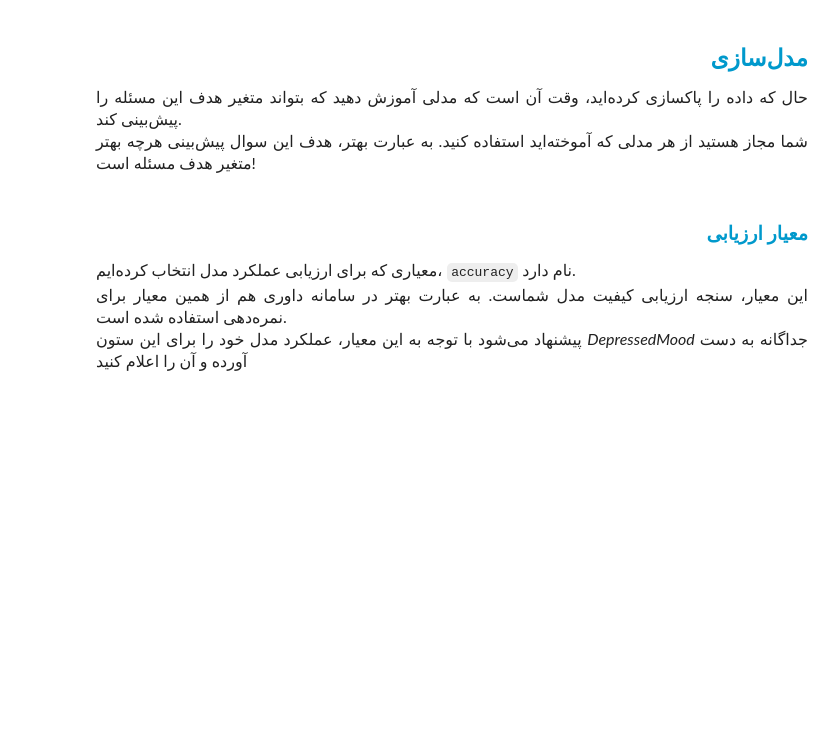
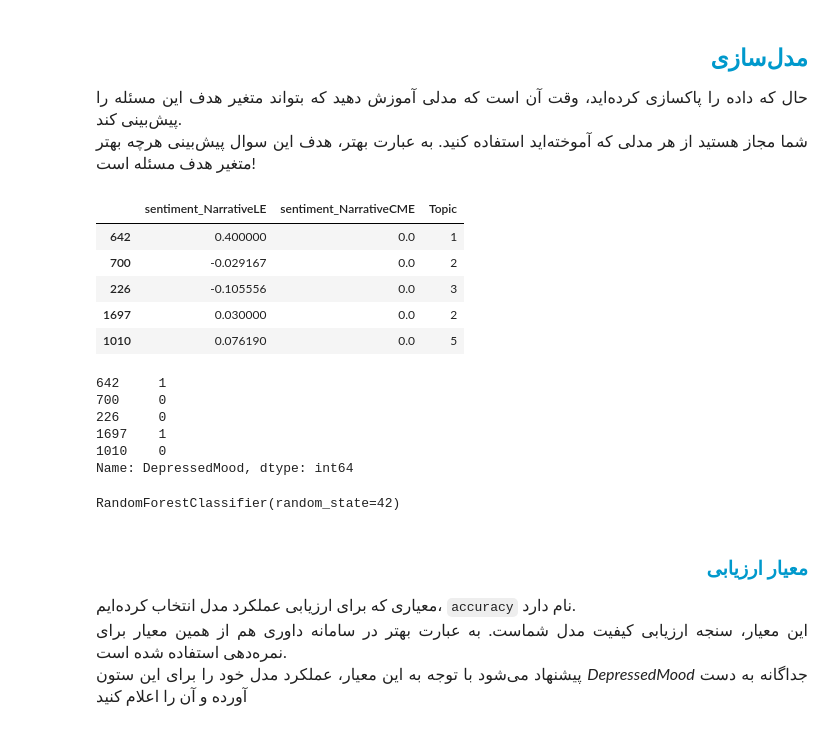
Before and after one commit to aliowx/sucide_analysis, a Jupyter notebook: notebook/Suicide.ipynb, the cells around one changed output. Saved outputs shown, nothing was run; the diff lists cells and outputs as text; code cells hidden in the pictures; blank space fills up the shorter version.

Commit message:
add: make model and process the test file

```diff
--- a/notebook/Suicide.ipynb
+++ b/notebook/Suicide.ipynb
@@ -405,7 +388,45 @@ plt.show()
 </font>
 </p>
 # %%
-# modeling
+from sklearn.model_selection import train_test_split
+# from sklearn.feature_extraction.text import TfidfVectorizer
+# from sklearn.ensemble import RandomForestClassifier
+# from sklearn.metrics import accuracy_score
+
+features = ["sentiment_NarrativeLE", "sentiment_NarrativeCME", "Topic"]
+
+X = train_data[features]
+
+y = train_data['DepressedMood']
+
+X_train, X_test, y_train, y_test = train_test_split(X, y, test_size=0.2, random_state=42)
+# %%
+X_train.head()
+# %% [output]
+|  | sentiment_NarrativeLE | sentiment_NarrativeCME | Topic |
+| 642 | 0.400000 | 0.0 | 1 |
+| 700 | -0.029167 | 0.0 | 2 |
+| 226 | -0.105556 | 0.0 | 3 |
+| 1697 | 0.030000 | 0.0 | 2 |
+| 1010 | 0.076190 | 0.0 | 5 |
+# %%
+y_train.head()
+# %% [output]
+642     1
+700     0
+226     0
+1697    1
+1010    0
+Name: DepressedMood, dtype: int64
+# %%
+# modeling
+from sklearn.ensemble import RandomForestClassifier
+
+model = RandomForestClassifier(n_estimators=100, random_state=42)
+
+model.fit(X_train, y_train)
+# %% [output]
+RandomForestClassifier(random_state=42)
 # %% [markdown]
 <h3 align=right style="line-height:200%;font-family:vazir;color:#0099cc">
 <font face="vazir" color="#0099cc">
```
Also changed, not shown: parts of 7 cells of this notebook.
